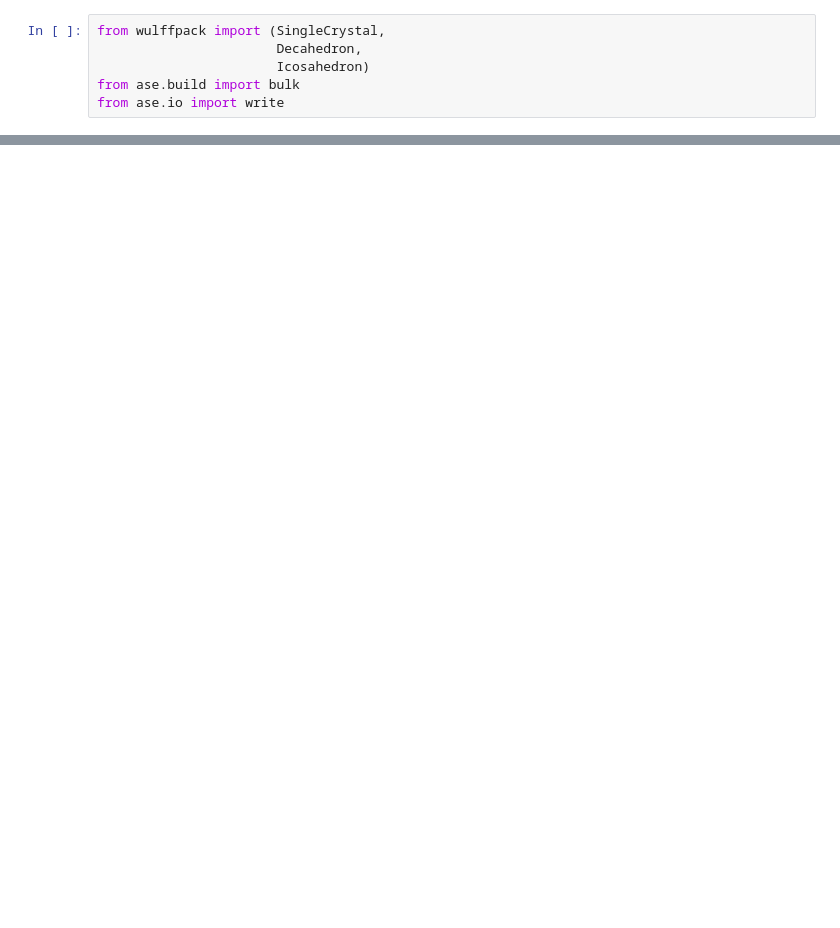
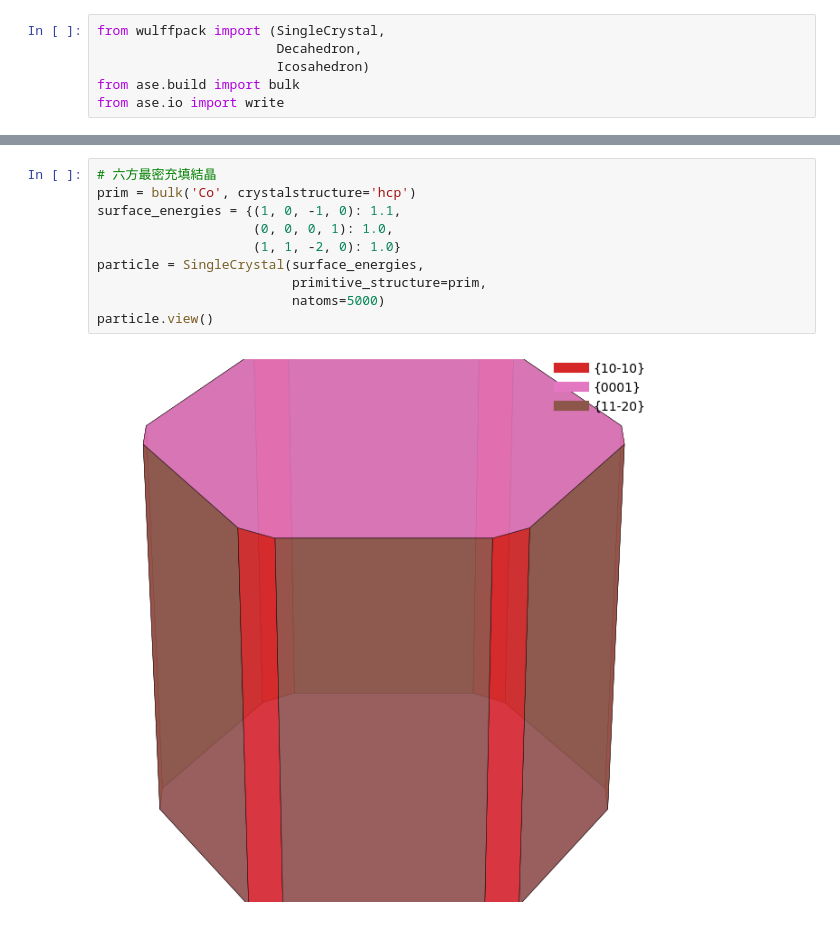
Before and after one commit to hyakuroume/-, a Jupyter notebook: wulff_structure.ipynb, the cells around one changed output, grey strips where cells are left out. Drawn from its saved outputs; the diff is of its cells as text; blank space fills up the shorter version.

Commit message:
六方最密充填結晶

```diff
--- a/wulff_structure.ipynb
+++ b/wulff_structure.ipynb
@@ -33,3 +34,15 @@ particle = SingleCrystal(surface_energies)
 particle.view()
 # %% [output]
 [figure]
+# %%
+# 六方最密充填結晶
+prim = bulk('Co', crystalstructure='hcp')
+surface_energies = {(1, 0, -1, 0): 1.1,
+                    (0, 0, 0, 1): 1.0,
+                    (1, 1, -2, 0): 1.0}
+particle = SingleCrystal(surface_energies,
+                         primitive_structure=prim,
+                         natoms=5000)
+particle.view()
+# %% [output]
+[figure, added]
```
Also changed, not shown: parts of 1 cell of this notebook.
